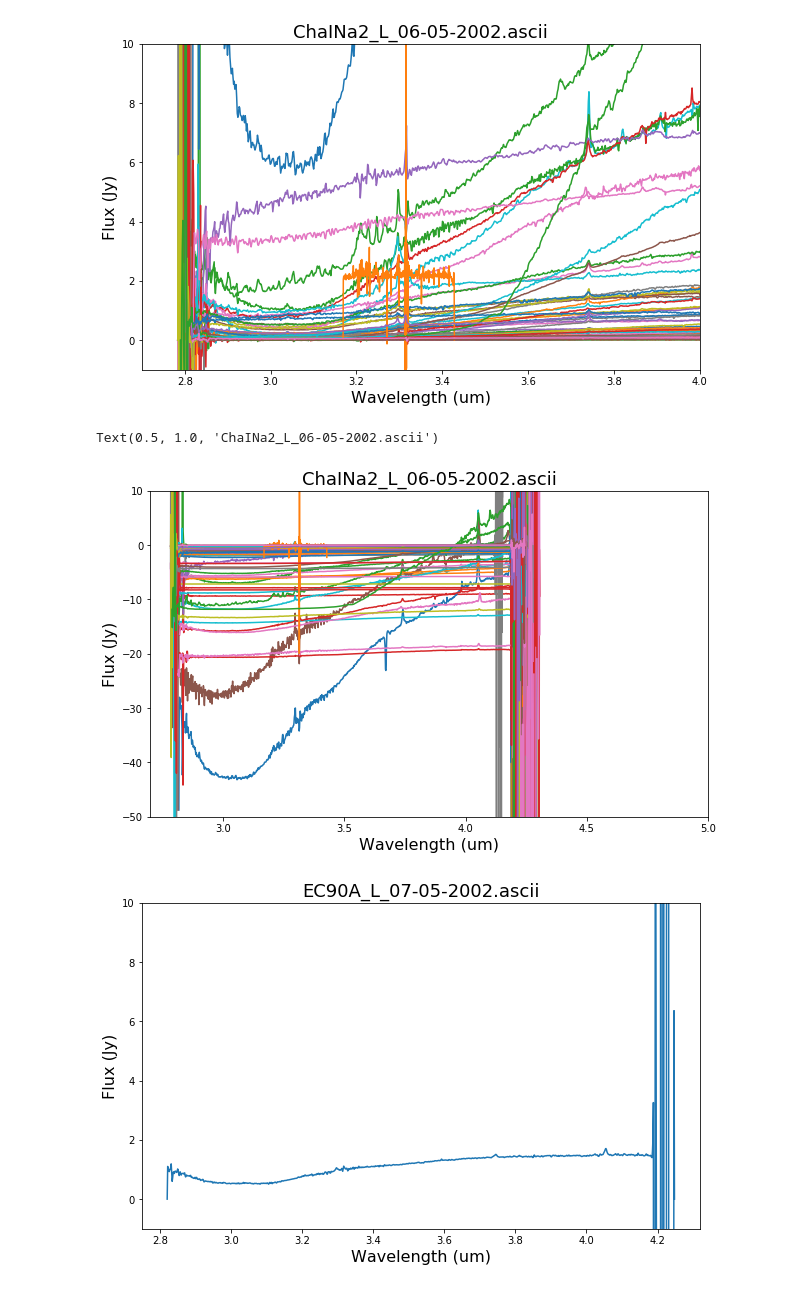
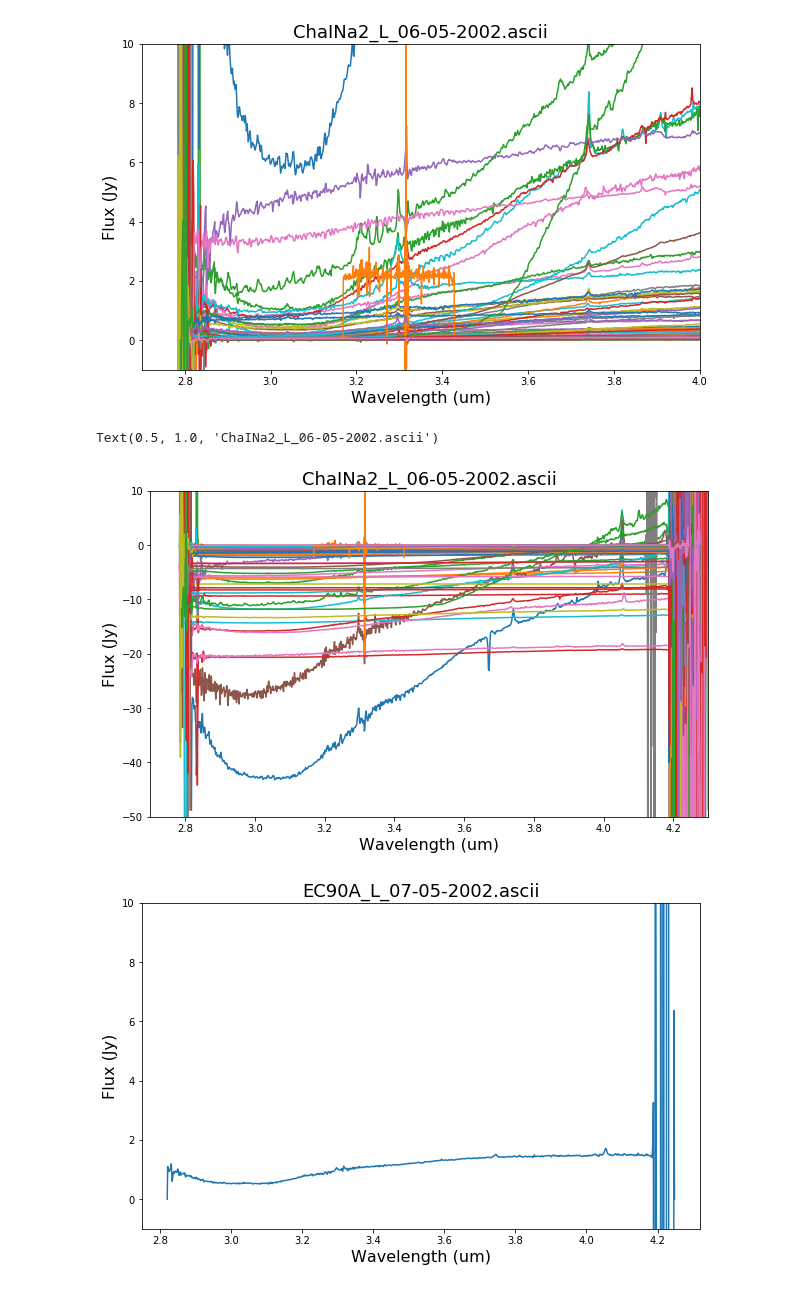
Before and after one commit to claraross1/ross_thesis, a Jupyter notebook: L spectra/VLT-ISAAC code.ipynb, the cells around one changed output. Cells and saved outputs as stored; diff of their text form; code cells hidden in the pictures.

```diff
--- a/L spectra/VLT-ISAAC code.ipynb
+++ b/L spectra/VLT-ISAAC code.ipynb
@@ -234,19 +234,19 @@ Text(0.5, 1.0, 'ChaINa2_L_06-05-2002.ascii')
 # %%
 fig=plt.figure(1,figsize=(10,6))
 ax1=fig.add_subplot(111)
 for name in file_names:
     x,y = normalize(name)
     ax1.plot(x,y)
 
-ax1.set_xlim(2.7,5)
+ax1.set_xlim(2.7,4.3)
 ax1.set_ylim(-50,10)
 
 ax1.set_xlabel("Wavelength (um)",fontsize=16)
 ax1.set_ylabel("Flux (Jy)",fontsize=16)
 ax1.set_title(file,fontsize=18)
 # %% [output]
 Text(0.5, 1.0, 'ChaINa2_L_06-05-2002.ascii')
-[figure, old version]
+[figure, new version]
 # %%
 graph(file_names[5])
 # %% [output]
```
Also changed, not shown: 1 other file.
